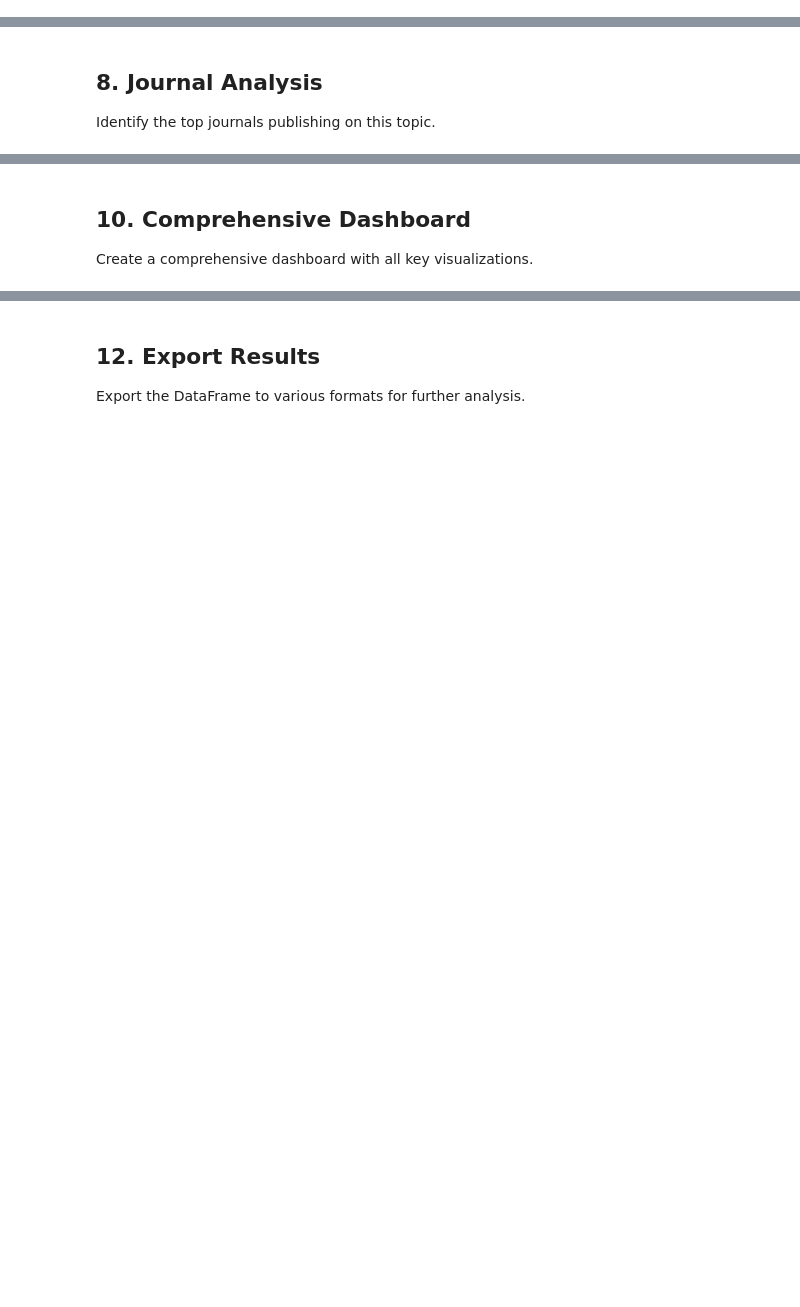
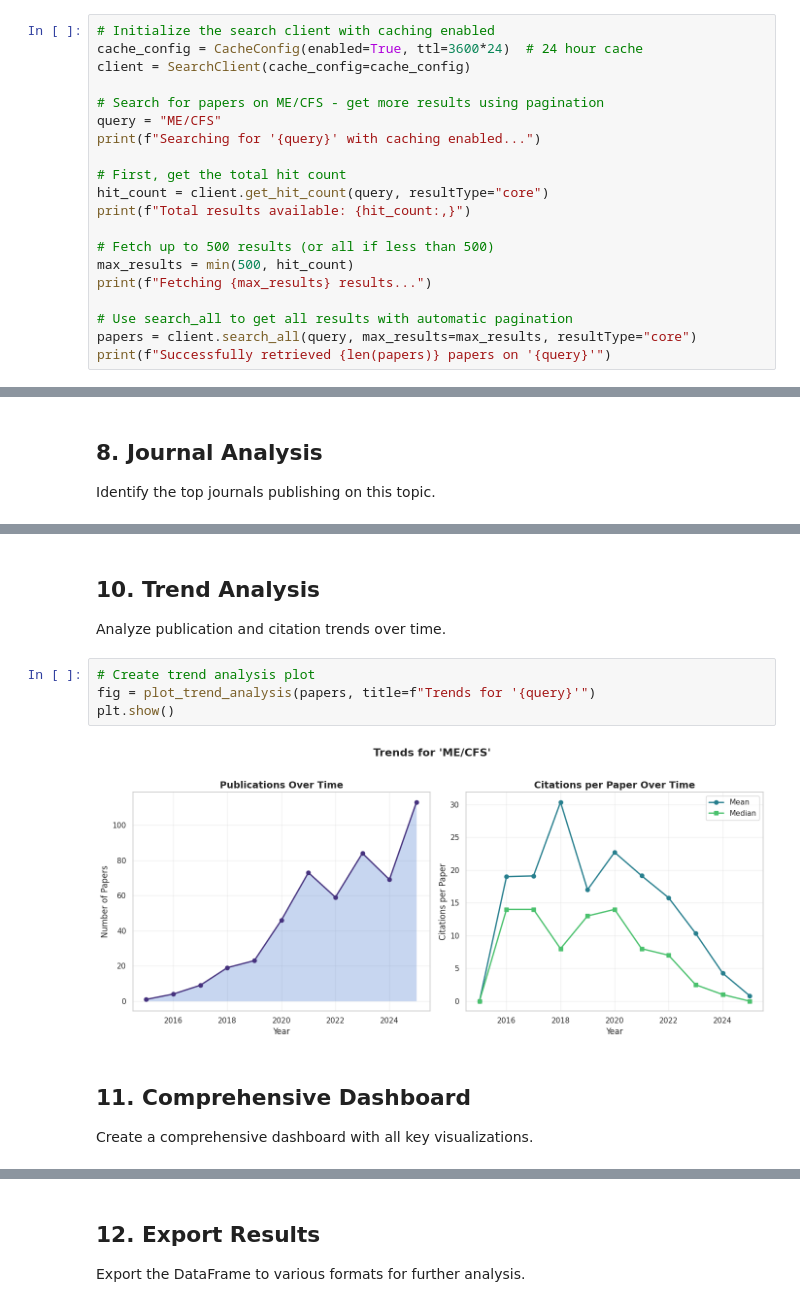
Before and after one commit to JonasHeinickeBio/pyEuropePMC, a Jupyter notebook: examples/analytics_demo.ipynb, the cells around one changed output, grey strips where cells are left out. Saved outputs shown, nothing was run; the diff lists cells and outputs as text; blank space fills up the shorter version.

```diff
--- a/examples/analytics_demo.ipynb
+++ b/examples/analytics_demo.ipynb
@@ -50,0 +46,20 @@ print(f"Found {len(papers)} papers on '{query}'")
+# %%
+# Initialize the search client with caching enabled
+cache_config = CacheConfig(enabled=True, ttl=3600*24)  # 24 hour cache
+client = SearchClient(cache_config=cache_config)
+
+# Search for papers on ME/CFS - get more results using pagination
+query = "ME/CFS"
+print(f"Searching for '{query}' with caching enabled...")
+
+# First, get the total hit count
+hit_count = client.get_hit_count(query, resultType="core")
+print(f"Total results available: {hit_count:,}")
+
+# Fetch up to 500 results (or all if less than 500)
+max_results = min(500, hit_count)
+print(f"Fetching {max_results} results...")
+
+# Use search_all to get all results with automatic pagination
+papers = client.search_all(query, max_results=max_results, resultType="core")
+print(f"Successfully retrieved {len(papers)} papers on '{query}'")
@@ -175,5 +449,15 @@ plt.show()
+# %% [markdown]
+## 10. Trend Analysis
+
+Analyze publication and citation trends over time.
+# %%
+# Create trend analysis plot
+fig = plot_trend_analysis(papers, title=f"Trends for '{query}'")
+plt.show()
+# %% [output]
+[figure, added]
 # %% [markdown]
-## 10. Comprehensive Dashboard
+## 11. Comprehensive Dashboard
 
 Create a comprehensive dashboard with all key visualizations.
 # %%
```
Also changed, not shown: parts of 28 cells of this notebook, 16 other files.
